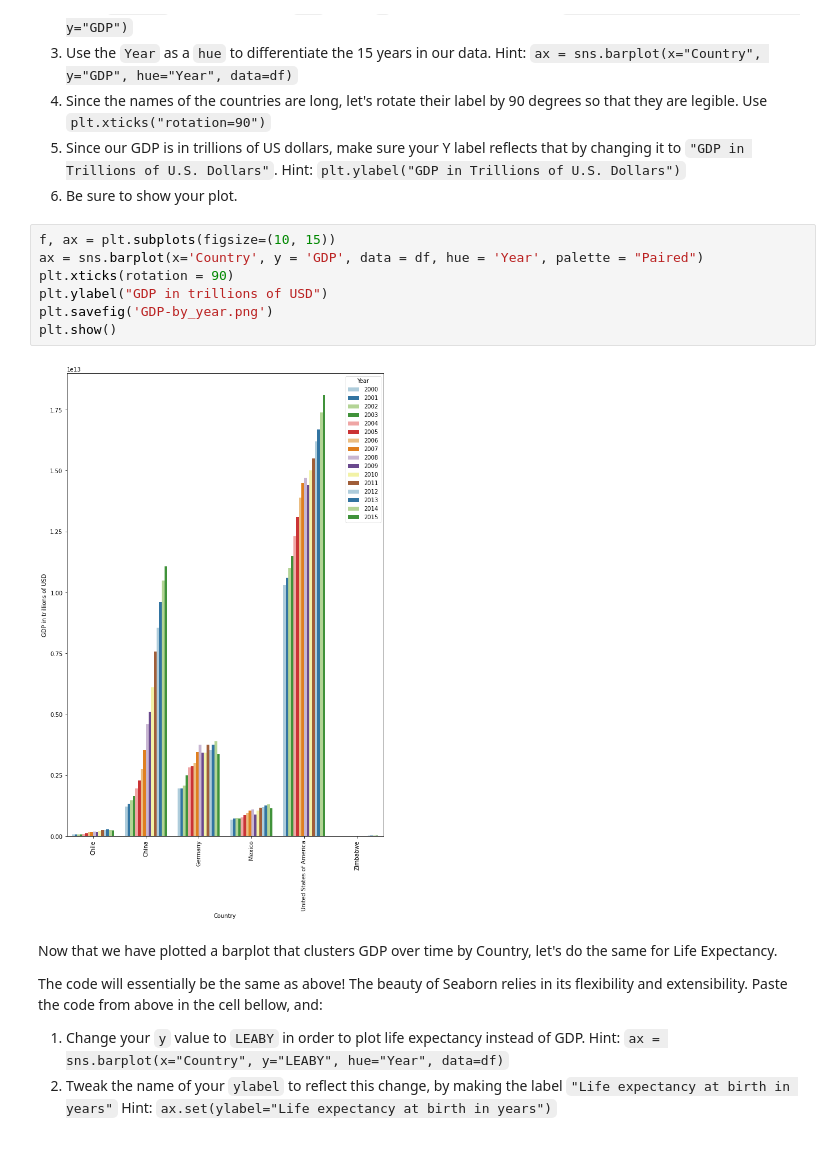
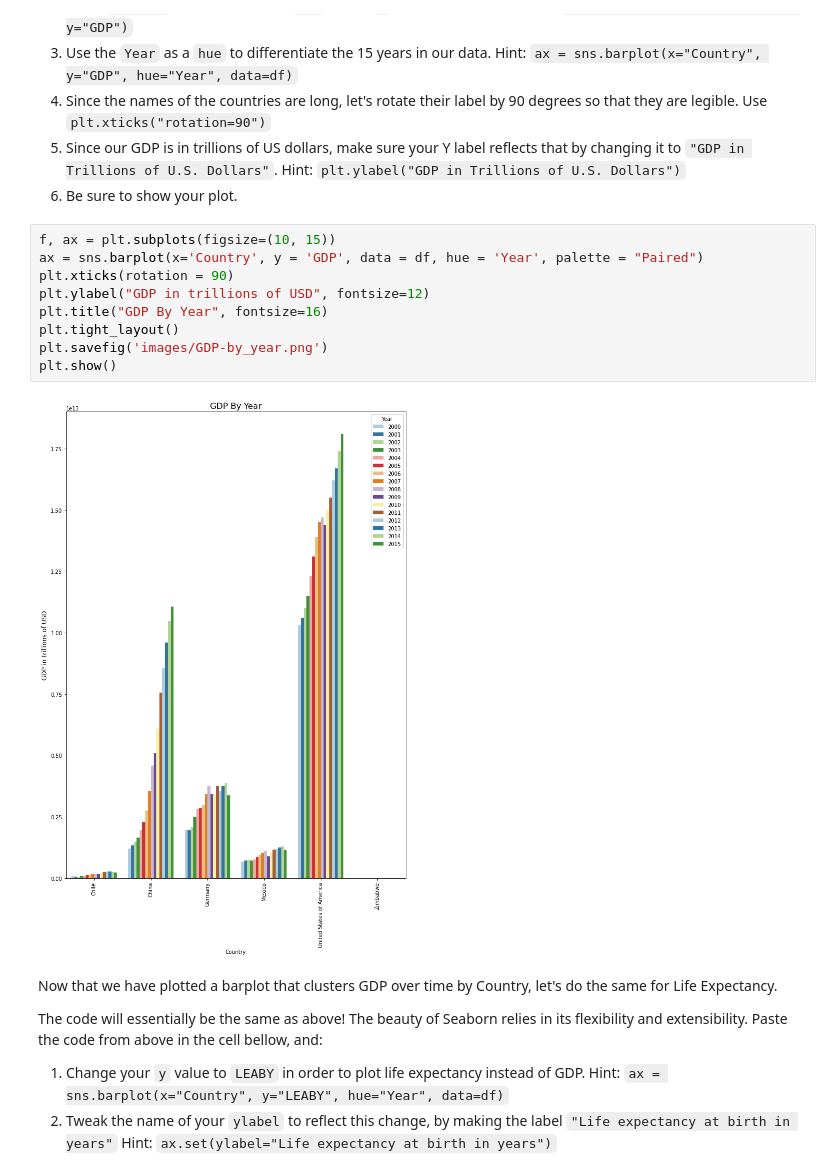
Before and after one commit to andykanu/life_expectancy_gdp, a Jupyter notebook: life_expectancy_gdp.ipynb, the cells around one changed output. Cells and saved outputs as stored; diff of their text form.

```diff
--- a/life_expectancy_gdp.ipynb
+++ b/life_expectancy_gdp.ipynb
@@ -176,12 +180,14 @@ We have set up a figure with the correct dimensions for your plot. Under that de
 # %%
 f, ax = plt.subplots(figsize=(10, 15))
 ax = sns.barplot(x='Country', y = 'GDP', data = df, hue = 'Year', palette = "Paired")
 plt.xticks(rotation = 90)
-plt.ylabel("GDP in trillions of USD")
-plt.savefig('GDP-by_year.png')
+plt.ylabel("GDP in trillions of USD", fontsize=12)
+plt.title("GDP By Year", fontsize=16)
+plt.tight_layout()
+plt.savefig('images/GDP-by_year.png')
 plt.show()
 # %% [output]
-[figure, old version]
+[figure, new version]
 # %% [markdown]
 Now that we have plotted a barplot that clusters GDP over time by Country, let's do the same for Life Expectancy.
 
```
Also changed, not shown: parts of 2 cells of this notebook.
